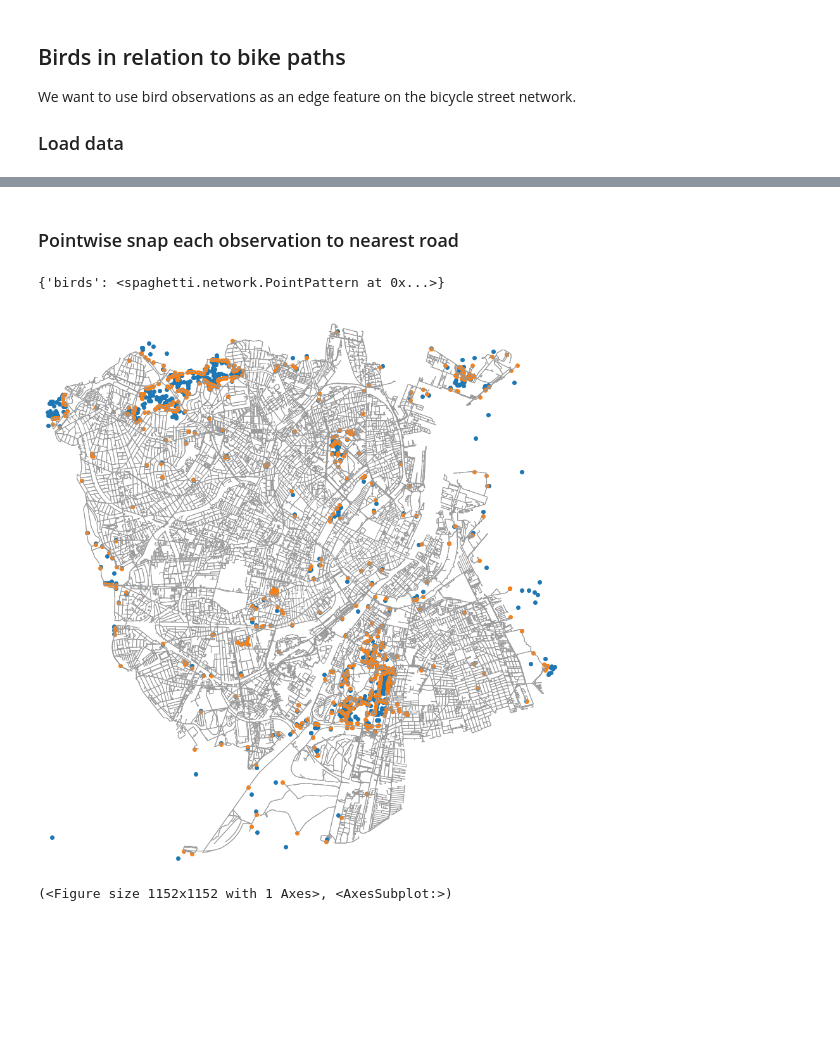
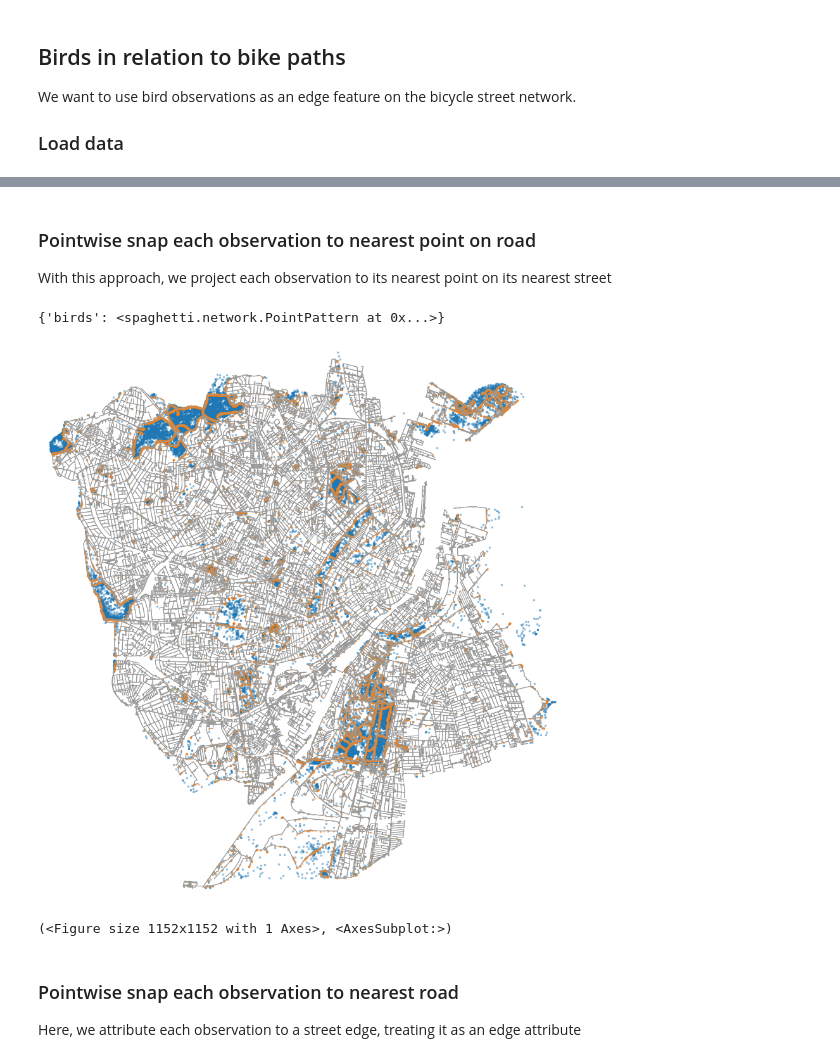
Before and after one commit to Marcus-Friis/geospatial-exam, a Jupyter notebook: notebooks/birds.ipynb, the cells around one changed output, grey strips where cells are left out. Drawn from its saved outputs; the diff is of its cells as text; code cells hidden in the pictures; blank space fills up the shorter version.

```diff
--- a/notebooks/birds.ipynb
+++ b/notebooks/birds.ipynb
@@ -32,2 +49,5 @@ gdf = gdf[~gdf.geometry.is_empty]
+# %%
+# remove observations without exact coordinates
+gdf = gdf[~gdf.intersection_geometry.is_empty]
 # %% [markdown]
 ## Visualizing bird sightings
@@ -141,6 +162,7 @@ We want to use bird observations as an edge feature on the bicycle street networ
 # %%
 geocodes = ['Københavns Kommune', 'Frederiksberg Kommune']
 G = ox.graph_from_place(geocodes, network_type='bike')
+G = ox.project_graph(G, to_crs='EPSG:25832')
 # %%
 ox.plot_graph(G, node_size=0)
 # %% [output]
@@ -156,11 +178,14 @@ ntw.savenetwork('copenhagen_ntw')
+# %%
+ntw = spaghetti.Network.loadnetwork('copenhagen_ntw')
 # %%
 vertices_df, arcs_df = spaghetti.element_as_gdf(
     ntw, vertices=ntw.vertex_coords, arcs=ntw.arcs
 )
 # %% [markdown]
-### Pointwise snap each observation to nearest road
+### Pointwise snap each observation to nearest point on road
+With this approach, we project each observation to its nearest point on its nearest street
 # %%
-sample = gdf.sample(1000)
+sample = gdf#.sample(1000)
 # %%
 ntw.snapobservations(sample, 'birds', attribute=True)
 ntw.pointpatterns
@@ -171,10 +196,13 @@ sample_snapped = spaghetti.element_as_gdf(ntw, pp_name='birds', snapped=True)
 # %%
 f, ax = plt.subplots(figsize=(16,16))
 
-sample.plot(ax=ax)
-sample_snapped.plot(ax=ax)
+sample.plot(ax=ax, alpha=.4, markersize=6)
+sample_snapped.plot(ax=ax, alpha=.4, markersize=6)
 
 ox.plot_graph(G, node_size=0, bgcolor="w", ax=ax)
 # %% [output]
-[figure, old version]
+[figure, new version]
 (<Figure size 1152x1152 with 1 Axes>, <AxesSubplot:>)
+# %% [markdown]
+### Pointwise snap each observation to nearest road
+Here, we attribute each observation to a street edge, treating it as an edge attribute
```
Also changed, not shown: parts of 24 cells of this notebook.
